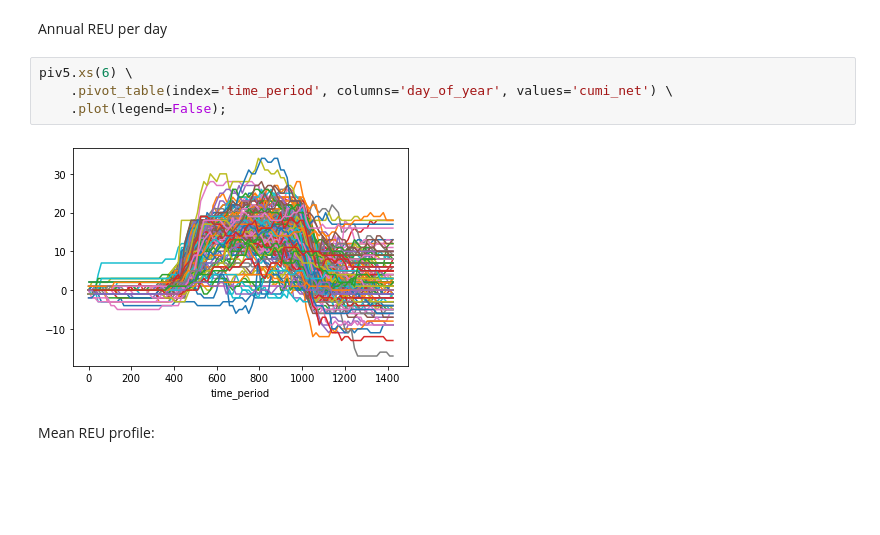
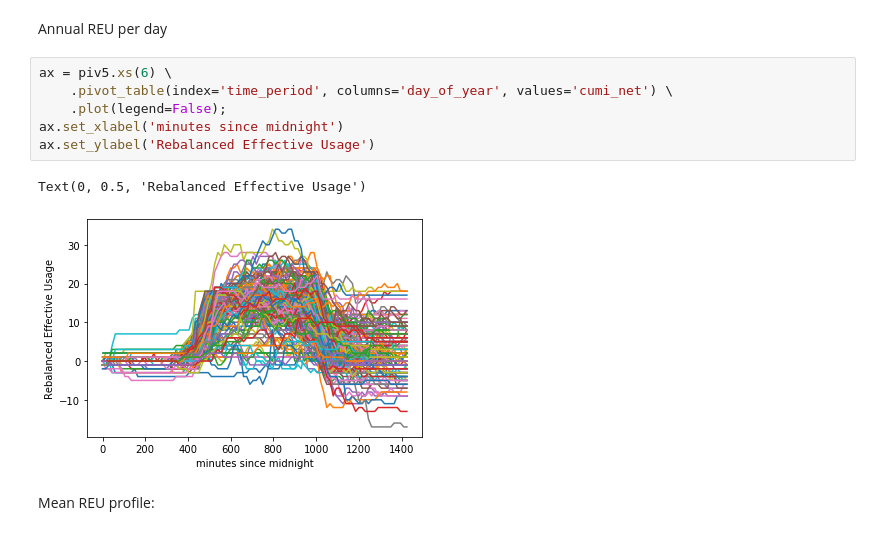
Before and after one commit to Peppers16/tfl_bike_project, a Jupyter notebook: notebooks/Demand Profiles MSP-6.ipynb, the cells around one changed output. Drawn from its saved outputs; the diff is of its cells as text; blank space fills up the shorter version.

```diff
--- a/notebooks/Demand Profiles MSP-6.ipynb
+++ b/notebooks/Demand Profiles MSP-6.ipynb
@@ -196,11 +194,14 @@ Data for REU plots is now ready. Illustrating with station 6:
 # %% [markdown]
 Annual REU per day
 # %%
-piv5.xs(6) \
+ax = piv5.xs(6) \
     .pivot_table(index='time_period', columns='day_of_year', values='cumi_net') \
     .plot(legend=False);
+ax.set_xlabel('minutes since midnight')
+ax.set_ylabel('Rebalanced Effective Usage')
 # %% [output]
+Text(0, 0.5, 'Rebalanced Effective Usage')
-[figure, old version]
+[figure, new version]
 # %% [markdown]
 Mean REU profile:
 # %%
```
Also changed, not shown: parts of 14 cells of this notebook, 5 other files.
